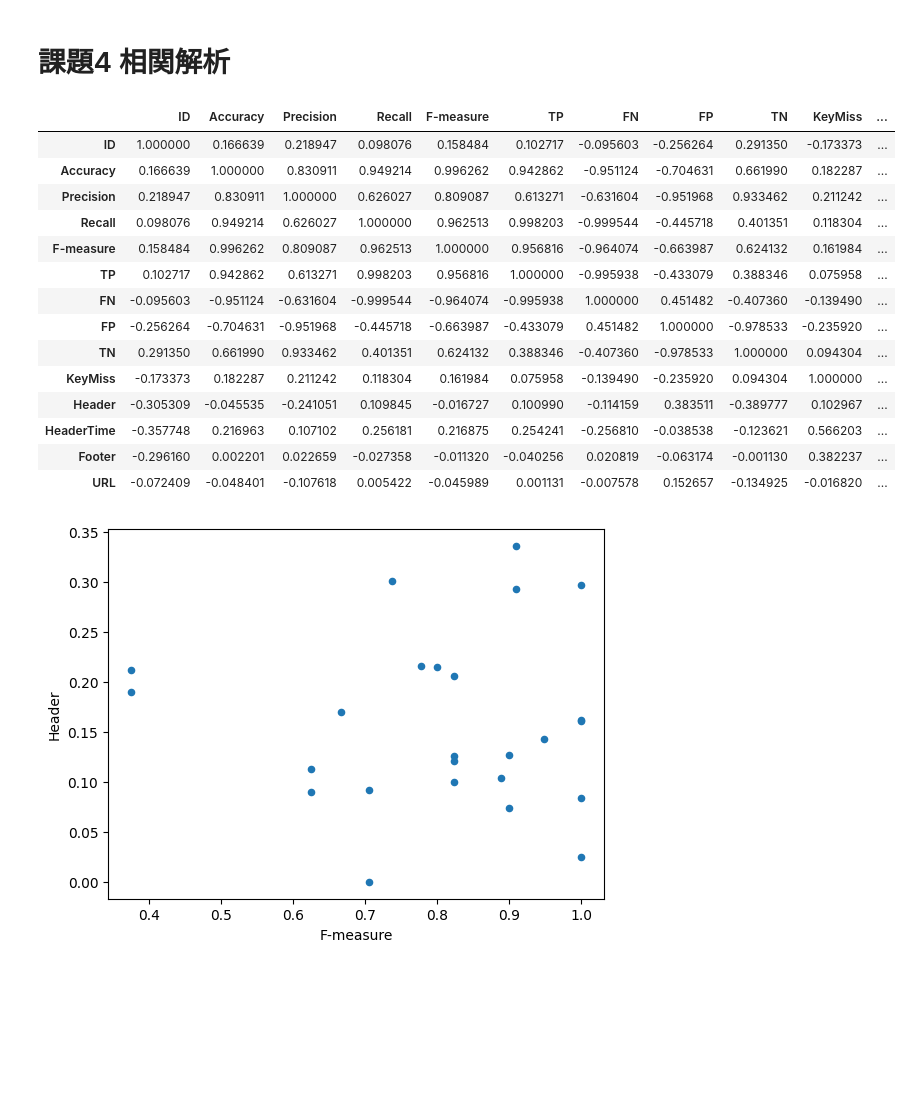
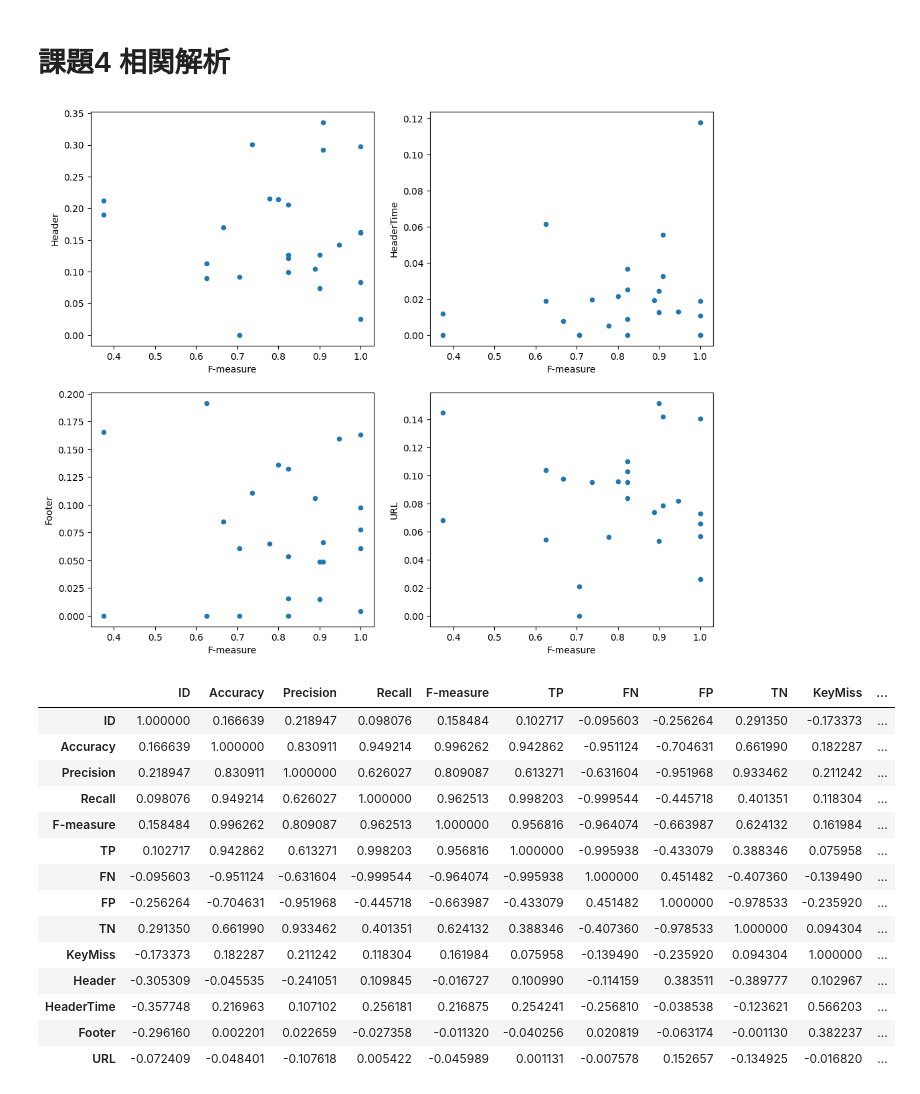
Before and after one commit to tamura09/eye_tracking, a Jupyter notebook: 01.ipynb, the cells around one changed output. Drawn from its saved outputs; the diff is of its cells as text; code cells hidden in the pictures; blank space fills up the shorter version.

```diff
--- a/01.ipynb
+++ b/01.ipynb
@@ -467,18 +467,37 @@ result
 # 課題4 相関解析
 # %%
 import pandas as pd
+import matplotlib.pyplot as plt
 
+# CSVファイルからデータフレームを読み込む
 df = pd.read_csv('results_example.csv')
 
 # 横軸を F値、縦軸をAOIにしてプロット
-df.plot.scatter('F-measure', 'Header')
-df.plot.scatter('F-measure', 'HeaderTime')
-df.plot.scatter('F-measure', 'Footer')
-df.plot.scatter('F-measure', 'URL')
+fig, axes = plt.subplots(nrows=2, ncols=2, figsize=(12, 10))
+
+# 散布図を作成
+df.plot.scatter('F-measure', 'Header', ax=axes[0, 0])
+df.plot.scatter('F-measure', 'HeaderTime', ax=axes[0, 1])
+df.plot.scatter('F-measure', 'Footer', ax=axes[1, 0])
+df.plot.scatter('F-measure', 'URL', ax=axes[1, 1])
 
 # 相関係数の算出
+correlation_matrix = df.corr()
+
+# グラフを保存
+fig.savefig('scatter_plots.eps')
+fig.savefig('scatter_plots.png')
+
+# 相関係数をCSVファイルとして保存
+correlation_matrix.to_csv('correlation_matrix.csv', index=False)
+
+# 表示
+plt.show()
+
+# 相関係数を表示
 df.corr()
 # %% [output]
+[figure, new version]
 |  | ID | Accuracy | Precision | Recall | F-measure | TP | FN | FP | TN | KeyMiss | ... |
 | ID | 1.000000 | 0.166639 | 0.218947 | 0.098076 | 0.158484 | 0.102717 | -0.095603 | -0.256264 | 0.291350 | -0.173373 | ... |
 | Accuracy | 0.166639 | 1.000000 | 0.830911 | 0.949214 | 0.996262 | 0.942862 | -0.951124 | -0.704631 | 0.661990 | 0.182287 | ... |
@@ -494,4 +513,3 @@ df.corr()
 | HeaderTime | -0.357748 | 0.216963 | 0.107102 | 0.256181 | 0.216875 | 0.254241 | -0.256810 | -0.038538 | -0.123621 | 0.566203 | ... |
 | Footer | -0.296160 | 0.002201 | 0.022659 | -0.027358 | -0.011320 | -0.040256 | 0.020819 | -0.063174 | -0.001130 | 0.382237 | ... |
 | URL | -0.072409 | -0.048401 | -0.107618 | 0.005422 | -0.045989 | 0.001131 | -0.007578 | 0.152657 | -0.134925 | -0.016820 | ... |
-[figure, old version]
```
Also changed, not shown: parts of 2 cells of this notebook, 7 other files.
